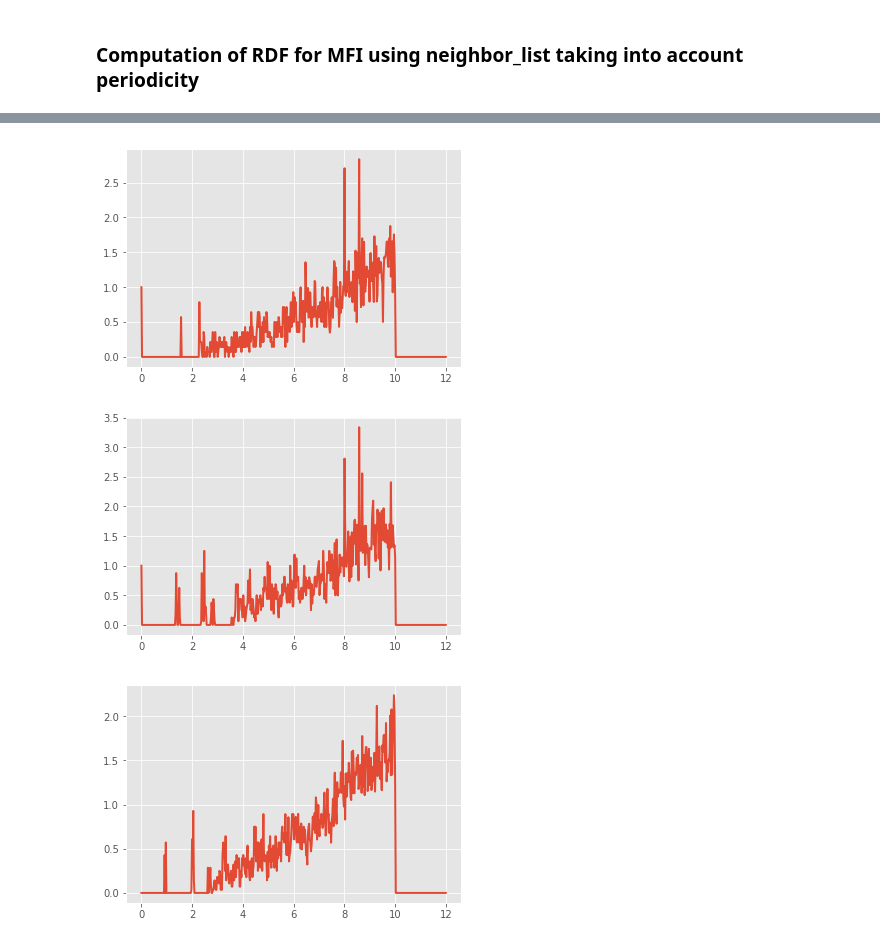
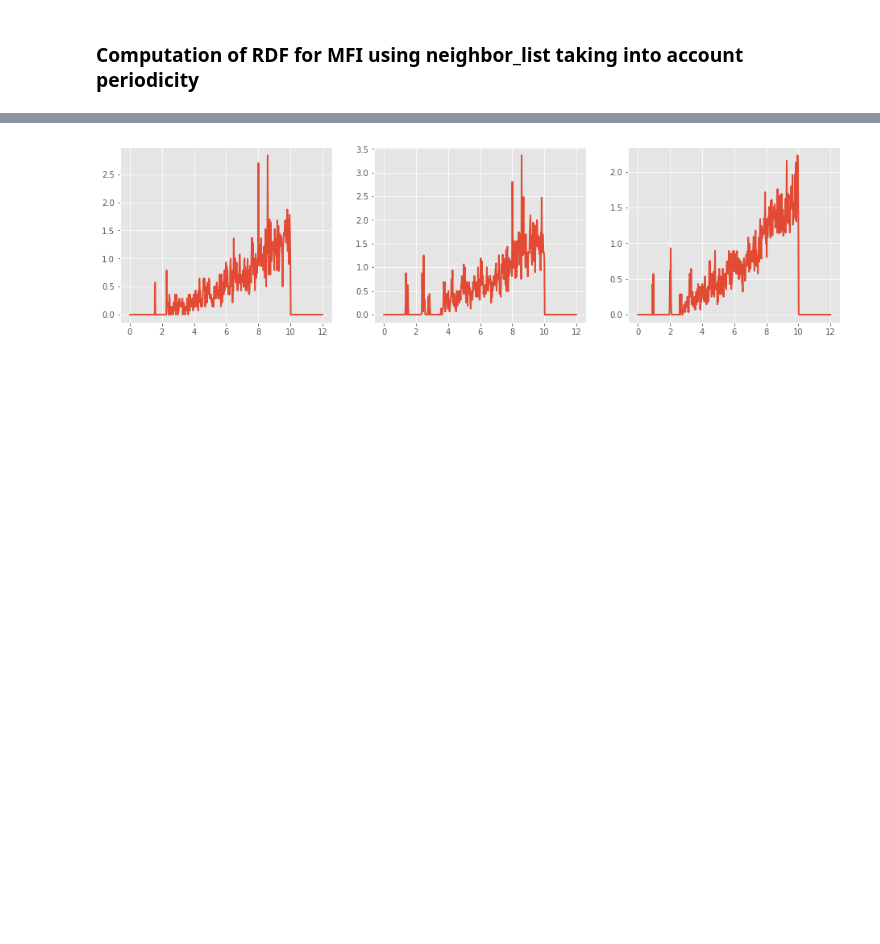
Before and after one commit to auag92/atomStat, a Jupyter notebook: RDF_cif.ipynb, the cells around one changed output, grey strips where cells are left out. Cells and saved outputs as stored; diff of their text form; code cells hidden in the pictures; blank space fills up the shorter version.

```diff
--- a/RDF_cif.ipynb
+++ b/RDF_cif.ipynb
@@ -81,7 +81,7 @@ def compute_rdf_cross(atom, cutoff_=5.0, nbins_=501, sym1_ = "O", sym2_ = "Si"):
 
     bins = np.linspace(0.0, cutoff_ + 2, 501)
 
-    i, j, d, D = neighbor_list('ijdD', atom, cutoff=cutoff_, self_interaction=True)
+    i, j, d, D = neighbor_list('ijdD', atom, cutoff=cutoff_, self_interaction=False)
 
     rdf_list = []
 
@@ -94,8 +94,8 @@ def compute_rdf_cross(atom, cutoff_=5.0, nbins_=501, sym1_ = "O", sym2_ = "Si"):
 
     h, bin_edges = np.histogram(d_list, bins)
 
-    pdf = h / len(idx_o)
-    rdf_list.append(pdf)
+    rdf = h / len(idx_o)
+    rdf_list.append(rdf)
 
     _auxset = set(idx_s)
     d_list = []
@@ -106,8 +106,8 @@ def compute_rdf_cross(atom, cutoff_=5.0, nbins_=501, sym1_ = "O", sym2_ = "Si"):
 
     h, bin_edges = np.histogram(d_list, bins)
 
-    pdf = h / len(idx_s)
-    rdf_list.append(pdf)
+    rdf = h / len(idx_s)
+    rdf_list.append(rdf)
 
     _auxset = set(idx_s)
     d_list = []
@@ -118,8 +118,8 @@ def compute_rdf_cross(atom, cutoff_=5.0, nbins_=501, sym1_ = "O", sym2_ = "Si"):
 
     h, bin_edges = np.histogram(d_list, bins)
 
-    pdf = h / len(idx_o)
-    rdf_list.append(pdf)
+    rdf = h / len(idx_o)
+    rdf_list.append(rdf)
 
     return rdf_list, bin_edges
 # %% [markdown]
@@ -206,11 +212,8 @@ bin_centers = (bin_edges[:-1] + bin_edges[1:]) * 0.5
 # %%
-plt.plot(bin_centers, rdf_list[0])
+fig, ax = plt.subplots(1, 3, sharex=True, sharey=False, figsize=(16, 4))
+ax[0].plot(bin_centers, rdf_list[0])
+ax[1].plot(bin_centers, rdf_list[1])
+ax[2].plot(bin_centers, rdf_list[2])
 plt.show()
-plt.plot(bin_centers, rdf_list[1])
-plt.show()
-plt.plot(bin_centers, rdf_list[2])
-plt.show()
 # %% [output]
-[figure, old version]
+[figure, new version]
-[figure, removed]
-[figure, removed]
```
Also changed, not shown: parts of 10 cells of this notebook, 1 other file.
